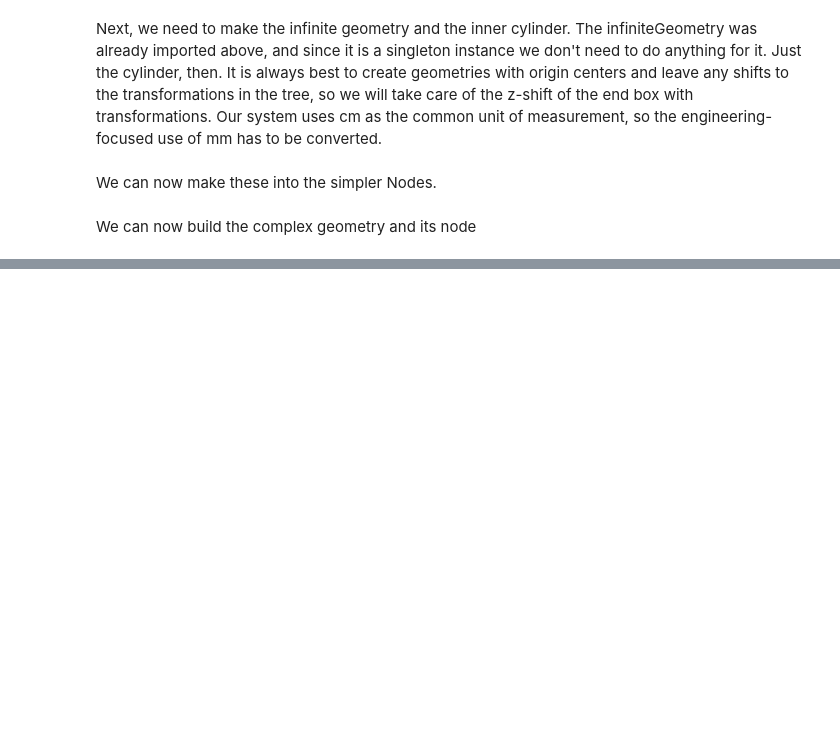
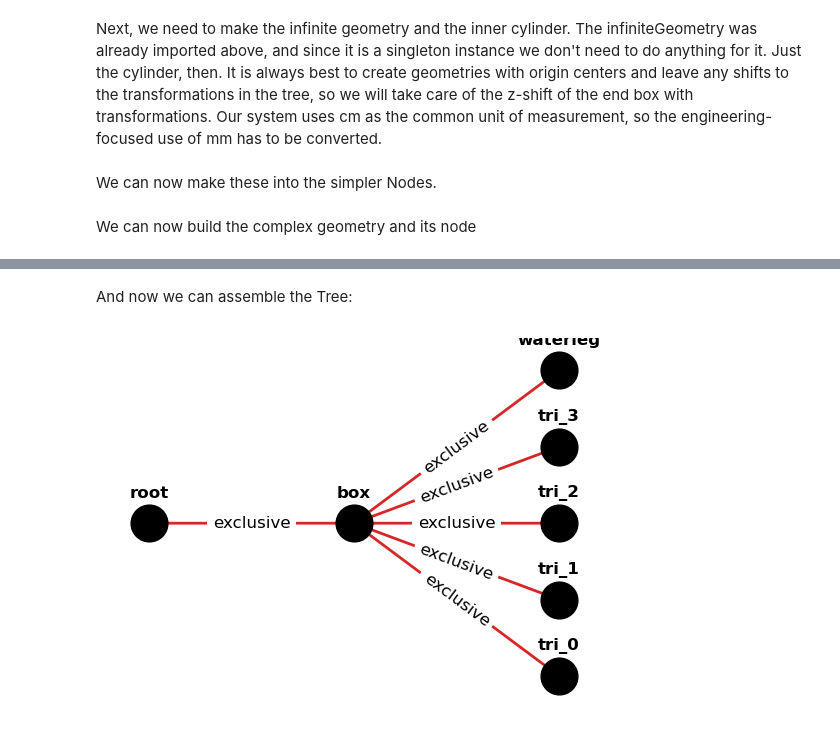
Before and after one commit to ramp-nuclear/coremaker, a Jupyter notebook: docs/source/Element Examples.ipynb, the cells around one changed output, grey strips where cells are left out. Cells and saved outputs as stored; diff of their text form; code cells hidden in the pictures; blank space fills up the shorter version.

```diff
--- a/docs/source/Element Examples.ipynb
+++ b/docs/source/Element Examples.ipynb
@@ -116,0 +170,24 @@ NameError: name 'corners' is not defined
+# %%
+tr_tri = TriPrism((corners[-1], -Plane(1, 0, 0, square_side/2), -Plane(0, 1, 0, square_side/2)), z_height, (square_side/2 - corner_side/2, square_side/2 - corner_side/2, 0))
+tl_tri = TriPrism((corners[0], Plane(1, 0, 0, -square_side/2), -Plane(0, 1, 0, square_side/2)), z_height, (-square_side/2 + corner_side/2, square_side/2 - corner_side/2, 0))
+bl_tri = TriPrism((corners[1], Plane(1, 0, 0, -square_side/2), Plane(0, 1, 0, -square_side/2)), z_height, (-square_side/2 + corner_side/2, -square_side/2 + corner_side/2, 0))
+br_tri = TriPrism((corners[2], -Plane(1, 0, 0, square_side/2), Plane(0, 1, 0, -square_side/2)), z_height, (square_side/2 - corner_side/2, -square_side/2 + corner_side/2, 0))
+triangles = [tr_tri, tl_tri, bl_tri, br_tri]
+triangle_nodes = [Node(tri, mixture=water) for tri in triangles]
+
+endbox_full_node = Node(endbox_full, mixture=al6061)
+# %% [markdown]
+And now we can assemble the Tree:
+# %%
+end_box_2 = Tree()
+end_box_2.nodes[PurePath("root")] = pool_node
+end_box_2.nodes[PurePath("root/box")] = endbox_full_node
+end_box_2.exclusive[PurePath("root")] = [(PurePath("root/box"), endbox_full_node)]
+for i, triangle in enumerate(triangle_nodes):
+    end_box_2.nodes[PurePath(f"root/box/tri_{i}")] = triangle
+end_box_2.exclusive[PurePath("root/box")] = [(PurePath(f"root/box/tri_{i}"), triangle) for i, triangle in enumerate(triangle_nodes)]
+end_box_2.nodes[PurePath("root/box/waterleg")] = endbox_leg_flow
+end_box_2.exclusive[PurePath("root/box")].extend([(PurePath("root/box/waterleg"), endbox_leg_flow)])
+end_box_2.plot(label_offset=0.2)
+# %% [output]
+[figure, added]
```
Also changed, not shown: parts of 12 cells of this notebook, 6 other files.
